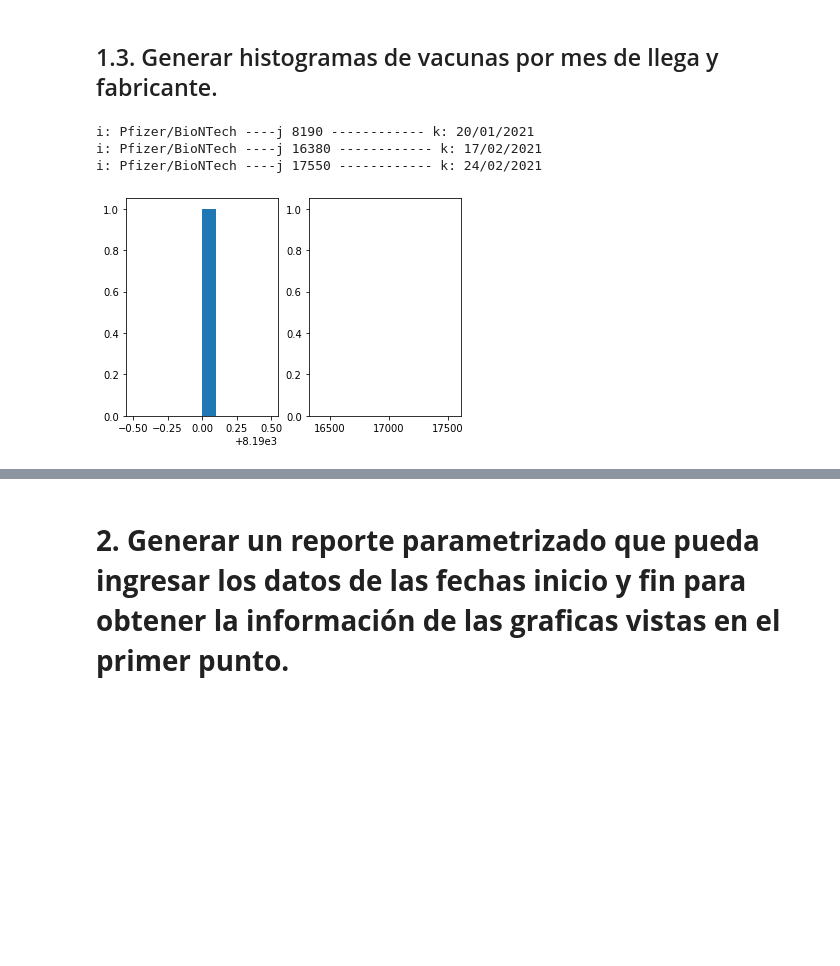
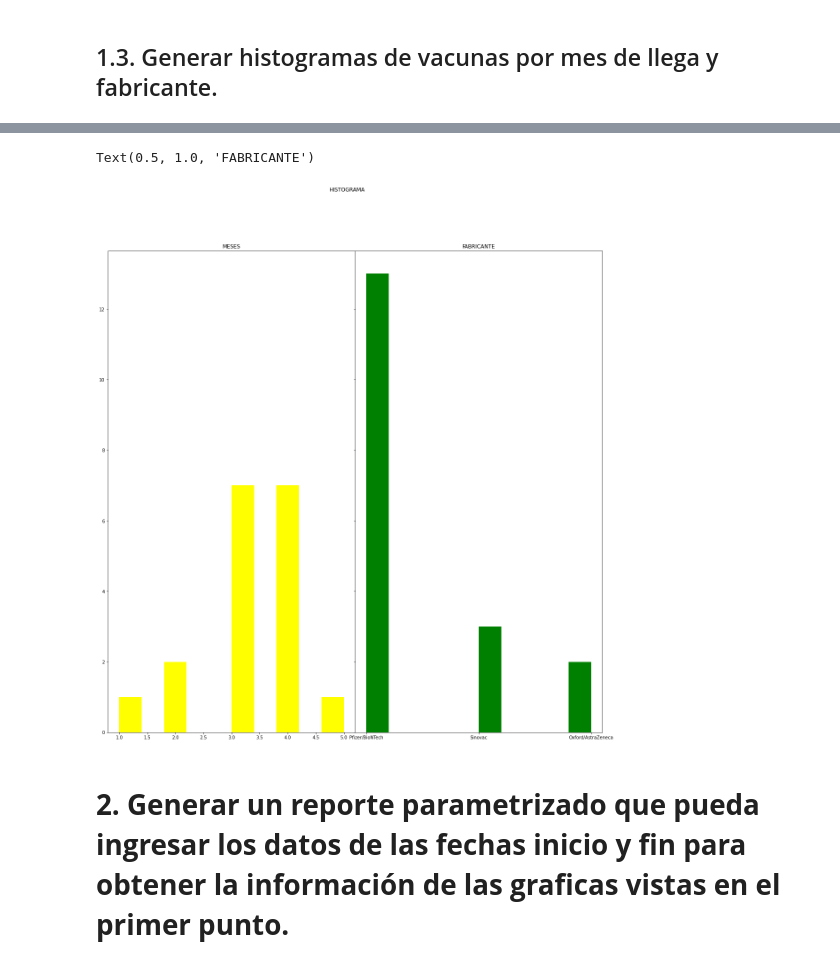
Before and after one commit to GabrielChuchuca/Prueba1InterSimulacion, a Jupyter notebook: PruebaSimulacion.ipynb, the cells around one changed output, grey strips where cells are left out. Saved outputs shown, nothing was run; the diff lists cells and outputs as text; code cells hidden in the pictures; blank space fills up the shorter version.

```diff
--- a/PruebaSimulacion.ipynb
+++ b/PruebaSimulacion.ipynb
@@ -95,26 +96,21 @@ plt.show()
 # %% [markdown]
 ## 1.3. Generar histogramas de vacunas por mes de llega y fabricante.
-# %%
-lista1=[]
-for i in range(1, 32):
-  lista1.append(0)
-#print(lista1)
-#lista1[20 - 1] = 20
-for i, j, k in zip(df_fabricados['vaccine'][1:], df_fabricados['total'][1:], df_fabricados['arrived_at'][1:]):
-  fecha_dt = datetime.datetime.strptime(k, '%d/%m/%Y')
-  #print("fecha: {} - mes: {}".format(fecha_dt, type(fecha_dt.month)))
-  if((i == a[0] or i == a[1] or i == a[2]) and (fecha_dt.month == 1)):
-    print("i: {} ----j {} ------------ k: {}".format(i, j, k))
-    plt.subplot(1, 2, 1)
-    plt.hist(int(j))
-    #plt.axis([1, 31, 0, int(j)])
-  elif((i == a[0] or i == a[1] or i == a[2]) and (fecha_dt.month == 2)):
-    print("i: {} ----j {} ------------ k: {}".format(i, j, k))
-    plt.subplot(1, 2, 2)
-    plt.hist(int(j))
-    #plt.axis([1, 31, 0, int(j)])
-# %% [output]
-i: Pfizer/BioNTech ----j 8190 ------------ k: 20/01/2021
-i: Pfizer/BioNTech ----j 16380 ------------ k: 17/02/2021
-i: Pfizer/BioNTech ----j 17550 ------------ k: 24/02/2021
-[figure, removed]
+# %%
+fec_n = []
+for i, j in zip(df_fabricados['arrived_at'][1:], df_fabricados['total'][1:]):
+  una_fecha = '20/04/2019'
+  fecha_dt = datetime.datetime.strptime(i, '%d/%m/%Y')
+  print(fecha_dt)
+  fec_n.append(fecha_dt.month)
+f_n = np.array(fec_n)
+#plt.hist(f_n,10, color = 'yellow')
+fig, (ax1, ax2) = plt.subplots(1, 2, sharex='col', sharey='row',
+                        gridspec_kw={'hspace': 0, 'wspace': 0}, figsize=(20,20))
+fig.suptitle('HISTOGRAMA')
+ax1.hist(f_n, color='yellow')
+ax1.set_title('MESES')
+ax2.hist(df_fabricados['vaccine'][1:], color='green')
+ax2.set_title('FABRICANTE')
+#rb = np.array(range(1, len(tot_br) + 1))
+#ax2.plot(rb, regrbr.predict(rb.reshape(-1, 1)), color='black')
+# %% [output]
@@ -121,3 +135,5 @@ i: Pfizer/BioNTech ----j 17550 ------------ k: 24/02/2021
+Text(0.5, 1.0, 'FABRICANTE')
+[figure, added]
 # %% [markdown]
 # **2. Generar un reporte parametrizado que pueda ingresar los datos de las fechas inicio y fin para obtener la información de las graficas vistas en el primer punto.**
 # %% [markdown]
```
Also changed, not shown: parts of 14 cells of this notebook.
